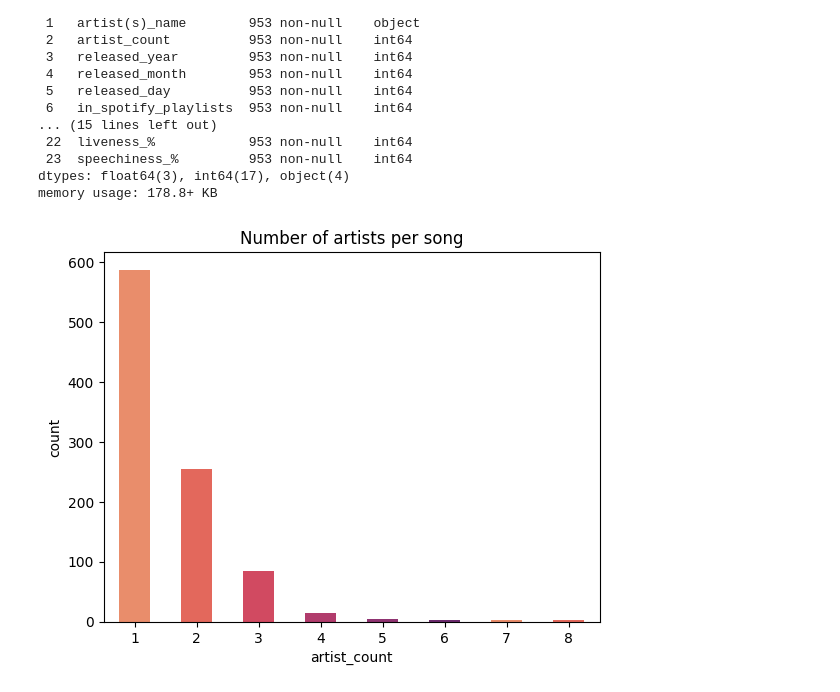
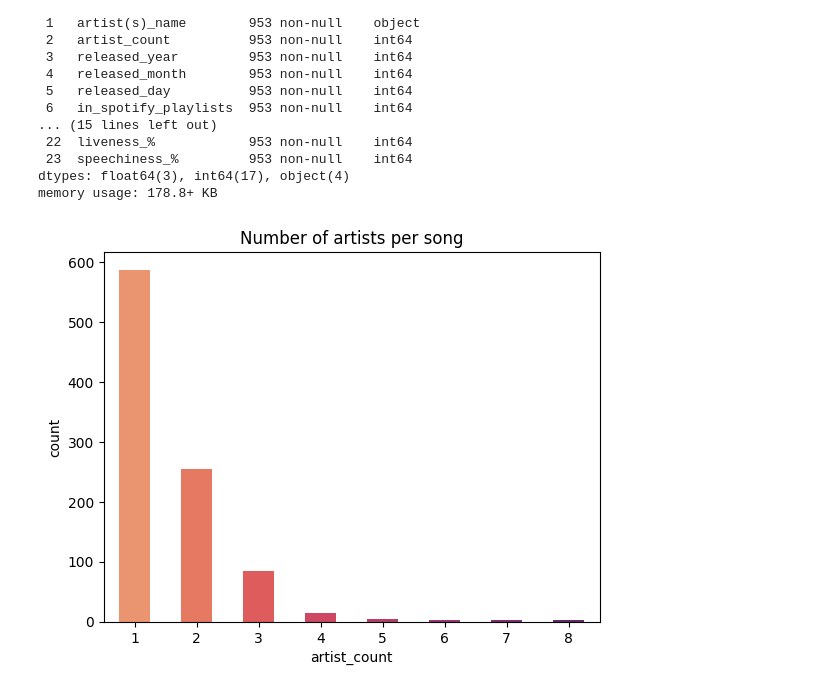
Before and after one commit to janaStani/CPA-MSSS, a Jupyter notebook: cross-platform-analysis.ipynb, the cells around one changed output. Drawn from its saved outputs; the diff is of its cells as text; code cells hidden in the pictures.

```diff
--- a/cross-platform-analysis.ipynb
+++ b/cross-platform-analysis.ipynb
@@ -157,9 +161,7 @@ dtypes: float64(3), int64(17), object(4)
 memory usage: 178.8+ KB
 # %%
 # Artist count
-
-colors = sns.color_palette("flare")
-sns.countplot(data=df, x='artist_count', palette=colors, width=0.5, saturation = 2).set(title='Number of artists per song')
+sns.countplot(data=df, x='artist_count', palette="flare", width=0.5, saturation = 2).set(title='Number of artists per song')
 plt.show()
 # %% [output]
-[figure, old version]
+[figure, new version]
```
Also changed, not shown: parts of 3 cells of this notebook.
